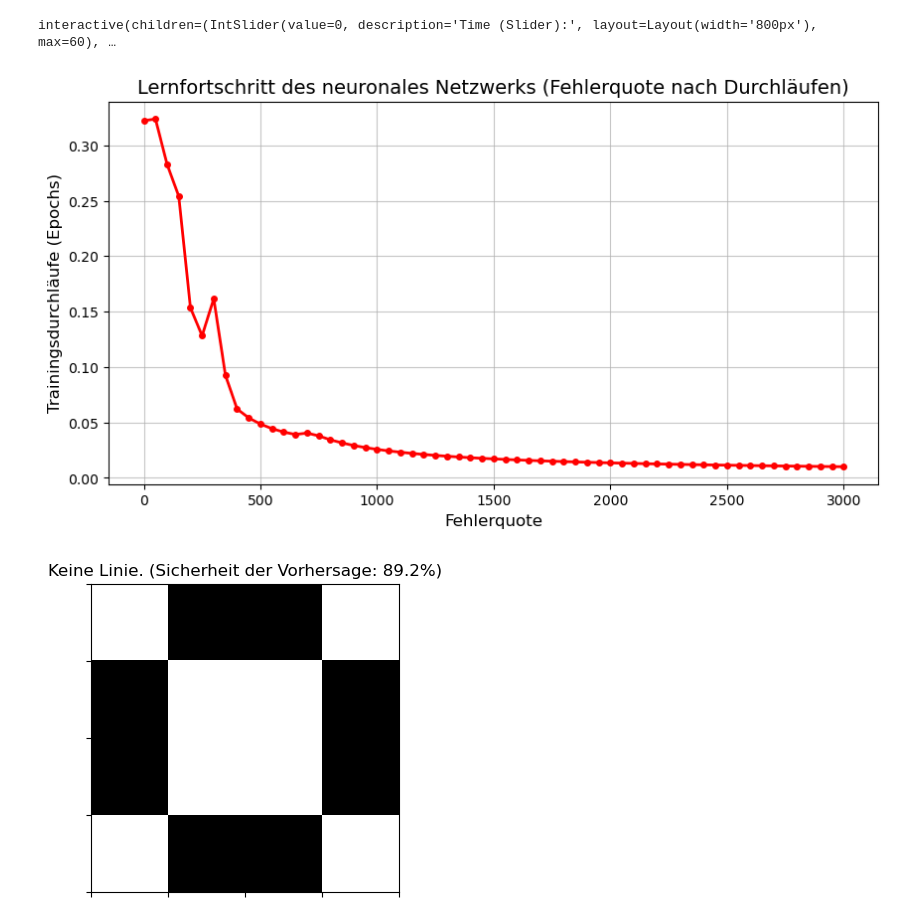
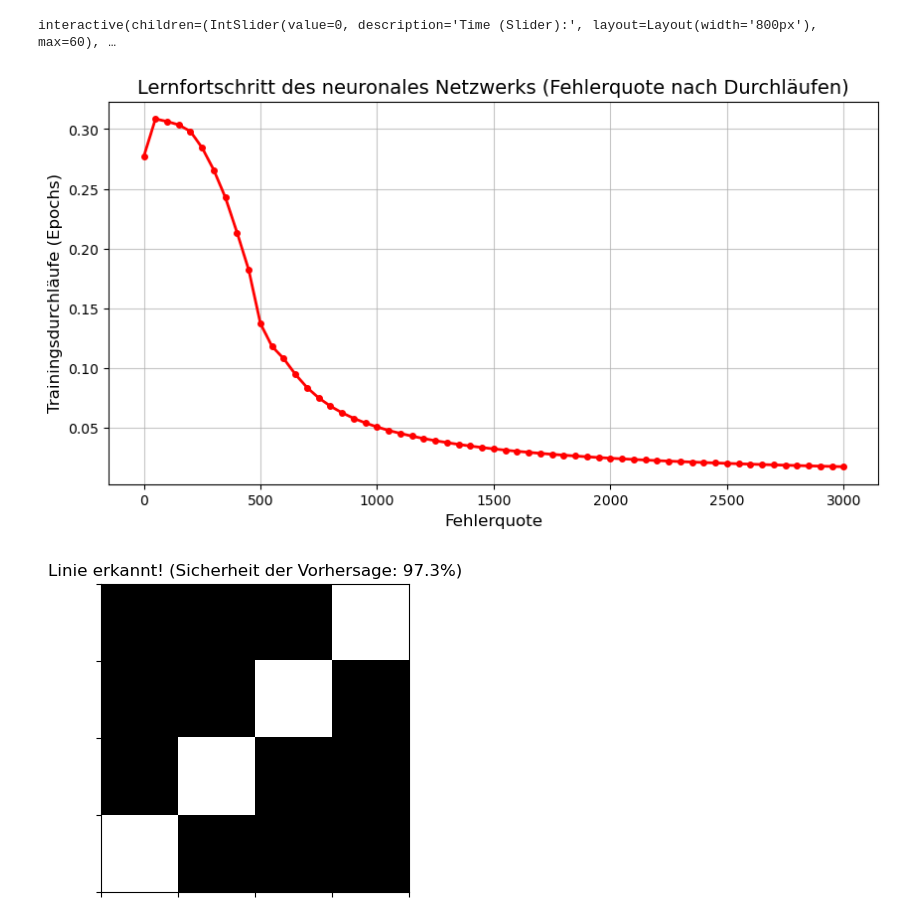
Before and after one commit to gtausch/perceptron_demo_line_detection_simple, a Jupyter notebook: linien_erkennung_2_layer_perceptron_classifier.ipynb, the cells around one changed output. Saved outputs shown, nothing was run; the diff lists cells and outputs as text; code cells hidden in the pictures.

```diff
--- a/linien_erkennung_2_layer_perceptron_classifier.ipynb
+++ b/linien_erkennung_2_layer_perceptron_classifier.ipynb
@@ -96,7 +96,7 @@ class LineDetectorNetworkViz:
         self.weights_output = np.random.uniform(-1, 1, (12, 1))
         self.bias_output = np.zeros((1, 1))
         # Lernrate für die Gewichtsanpassung
-        self.learning_rate = 0.1
+        self.learning_rate = 0.05
         self.history =[] # <--- NEW: List to store snapshots over time
 
     # 2.3.1 Vorwärtsdurchlauf (Forward Pass) durch das Netzwerk
@@ -239,7 +239,7 @@ plt.ylabel("Trainingsdurchläufe (Epochs)", fontsize=12)
 plt.grid(True, linestyle='-', alpha=0.7)
 plt.show()
 # %% [output]
-[figure, old version]
+[figure, new version]
 # %%
 # 4. Testen des Netzwerks mit eigenen Bildern
 
@@ -251,38 +251,38 @@ def test_custom_image(vector_of_16_numbers):
     input_array = np.array(vector_of_16_numbers)
 
     # Vorhersage treffen
     prediction_score = nn.predict(input_array)[0][0]
     is_line = prediction_score > 0.5
 
     # Visualisierung des Eingabebildes
     plt.figure(figsize=(4, 4))
     plt.imshow(input_array.reshape(4,4), cmap='gray', vmin=0, vmax=1)
 
     # Formatierung der Antwortausgabe
     if is_line:
         plt.title(f"Linie erkannt! (Sicherheit der Vorhersage: {prediction_score*100:.1f}%)", color='black')
     else:
         plt.title(f"Keine Linie. (Sicherheit der Vorhersage: {(1-prediction_score)*100:.1f}%)", color='black')
 
     # Draw gridlines to make the 4x4 distinct
     plt.xticks(np.arange(-.5, 4, 1),[])
     plt.yticks(np.arange(-.5, 4, 1),[])
     plt.axis('on')
     # plt.grid(color='gray', linestyle='-', linewidth=1)
     plt.show()
 
 # --- Eingabe der Zahlenwerte von Hand ---
 # Hier kann man ein eigenes Bild eingeben! (0 is Schwarz, 1 is Weiß)
 my_image =[
-    1, 0, 0, 1,
-    0, 1, 1, 0,
-    0, 1, 1, 0,
-    1, 0, 0, 1
+    0, 0, 0, 1,
+    0, 0, 1, 0,
+    0, 1, 0, 0,
+    1, 0, 0, 0
 ]
 
 test_custom_image(my_image)
 # %% [output]
-[figure, old version]
+[figure, new version]
 # %%
 # Erzeuge 16 klickbare Toggle-Buttons, um ein eigenes 4x4 Bild zu zeichnen
 
```
Also changed, not shown: parts of 1 cell of this notebook.
